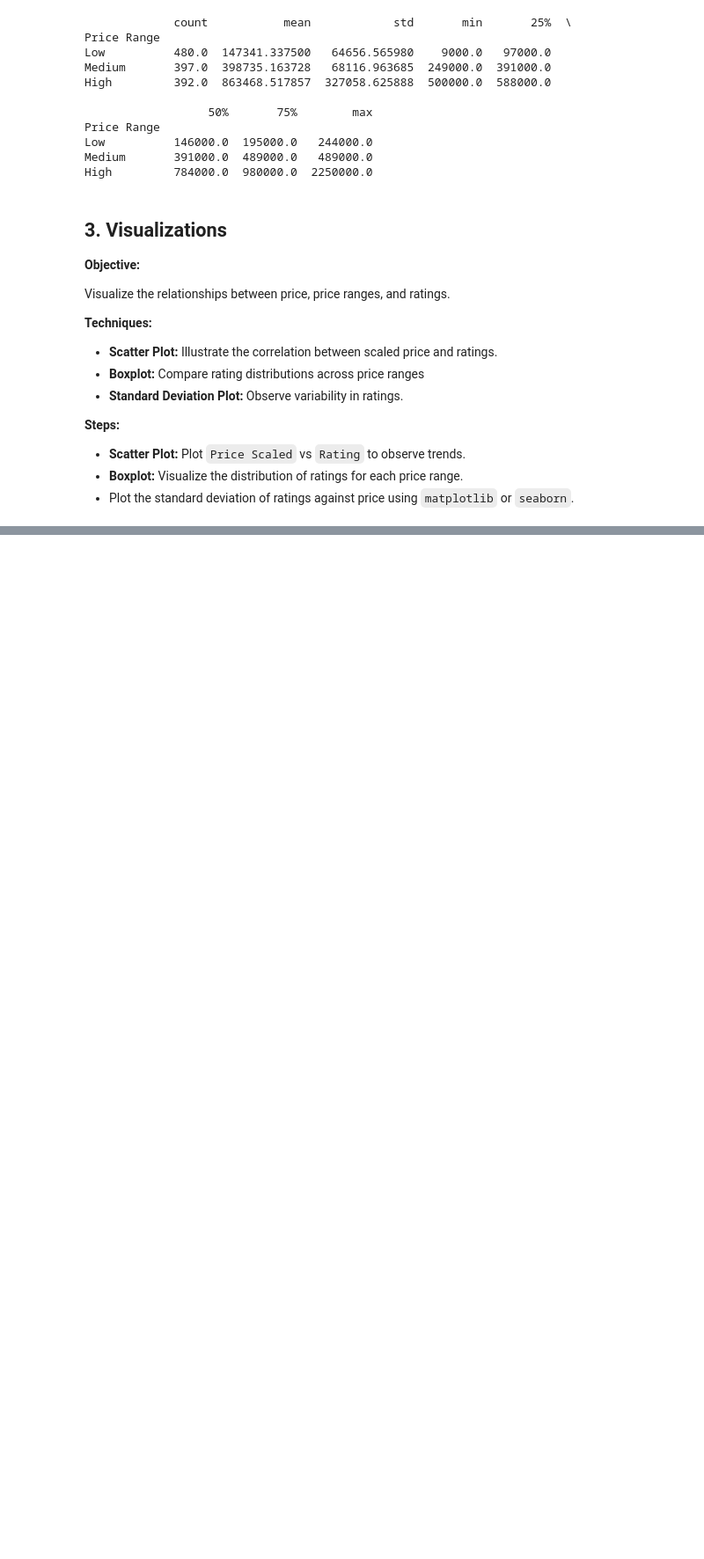
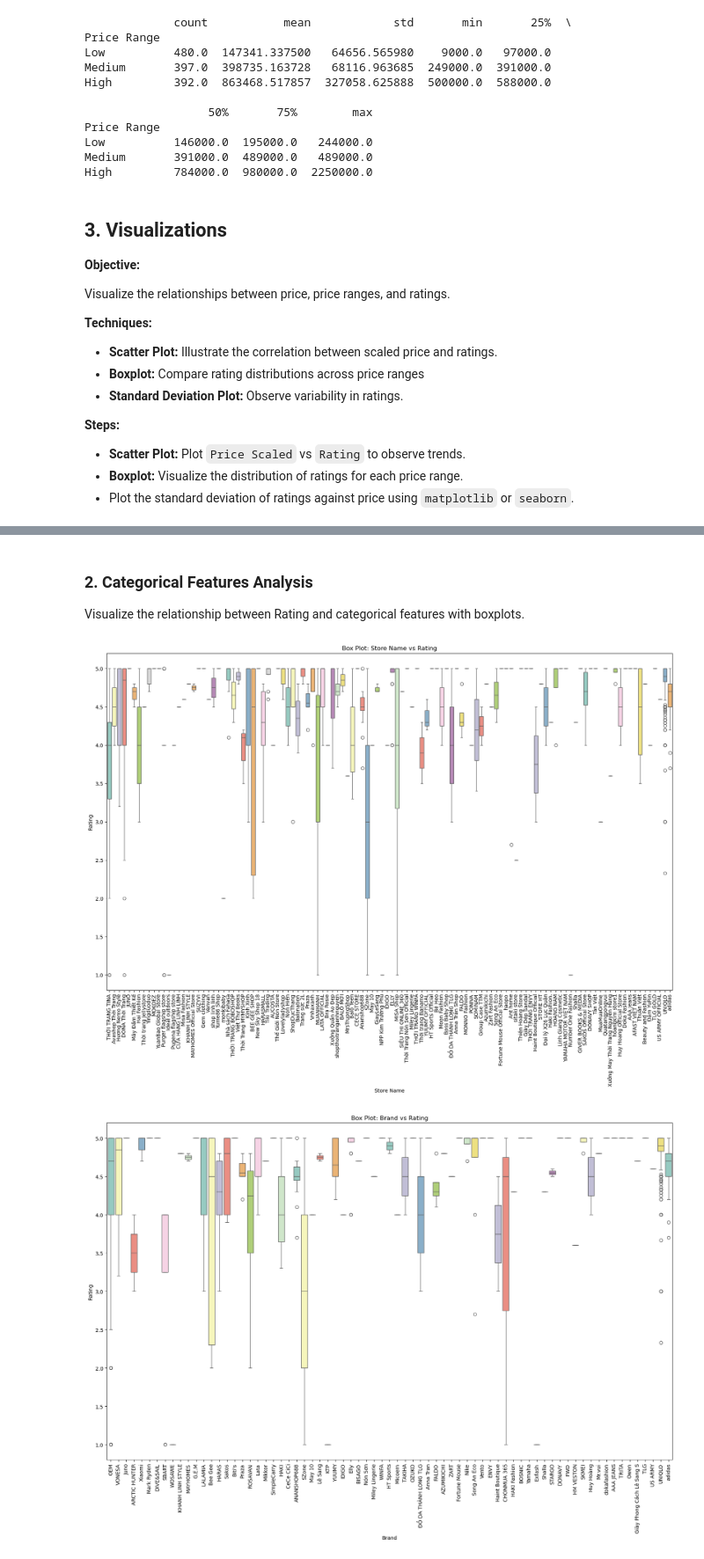
Before and after one commit to RokeMSE/22CLC-Intro2DS-Brand_Fashion_Market_SeasonalTrend_Analysis, a Jupyter notebook: Question_2.ipynb, the cells around one changed output, grey strips where cells are left out. Shown: that part at 88% size. Drawn from its saved outputs; the diff is of its cells as text; code cells hidden in the pictures; blank space fills up the shorter version.

```diff
--- a/Question_2.ipynb
+++ b/Question_2.ipynb
@@ -112,0 +157,18 @@ plt.show()
+# %% [markdown]
+### 2. Categorical Features Analysis
+Visualize the relationship between Rating and categorical features with boxplots.
+# %%
+categorical_features = ['Store Name', 'Brand', 'Category', 'Currency']
+
+# Box plots for categorical features
+for feature in categorical_features:
+    plt.figure(figsize=(20, 12))
+    sns.boxplot(data=df, x=feature, y='Rating',hue=feature, palette='Set3', dodge=False)
+    plt.title(f'Box Plot: {feature} vs Rating')
+    plt.xlabel(feature)
+    plt.ylabel('Rating')
+    plt.xticks(rotation=90)  # Rotate x-axis labels by 90 degrees
+    plt.show()
+# %% [output]
+[figure, added]
+[figure, added]
```
Also changed, not shown: parts of 7 cells of this notebook.
